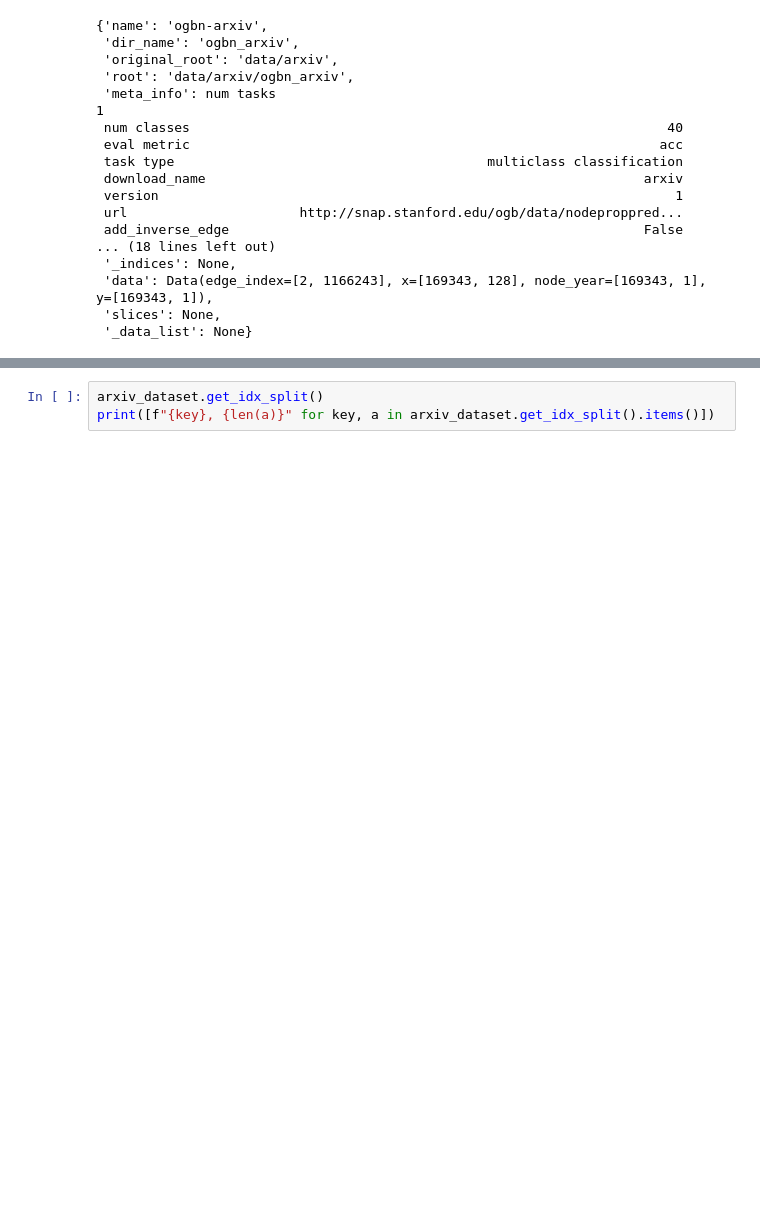
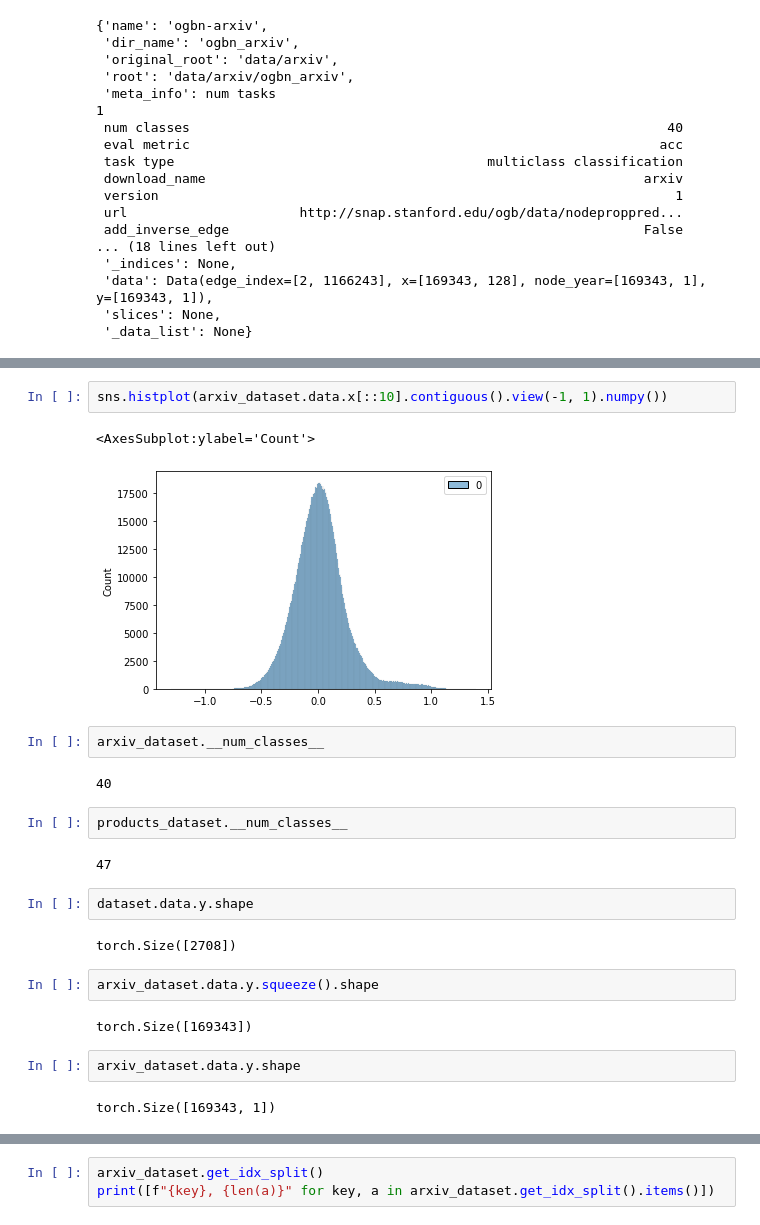
Before and after one commit to mariusmcl/info-bottleneck-tracking, a Jupyter notebook: EDA.ipynb, the cells around one changed output, grey strips where cells are left out. Drawn from its saved outputs; the diff is of its cells as text; blank space fills up the shorter version.

```diff
--- a/EDA.ipynb
+++ b/EDA.ipynb
@@ -86,0 +294,25 @@ arxiv_dataset.__dict__
+# %%
+sns.histplot(arxiv_dataset.data.x[::10].contiguous().view(-1, 1).numpy())
+# %% [output]
+<AxesSubplot:ylabel='Count'>
+[figure, added]
+# %%
+arxiv_dataset.__num_classes__
+# %% [output]
+40
+# %%
+products_dataset.__num_classes__
+# %% [output]
+47
+# %%
+dataset.data.y.shape
+# %% [output]
+torch.Size([2708])
+# %%
+arxiv_dataset.data.y.squeeze().shape
+# %% [output]
+torch.Size([169343])
+# %%
+arxiv_dataset.data.y.shape
+# %% [output]
+torch.Size([169343, 1])
```
Also changed, not shown: parts of 52 cells of this notebook, 13 other files.
